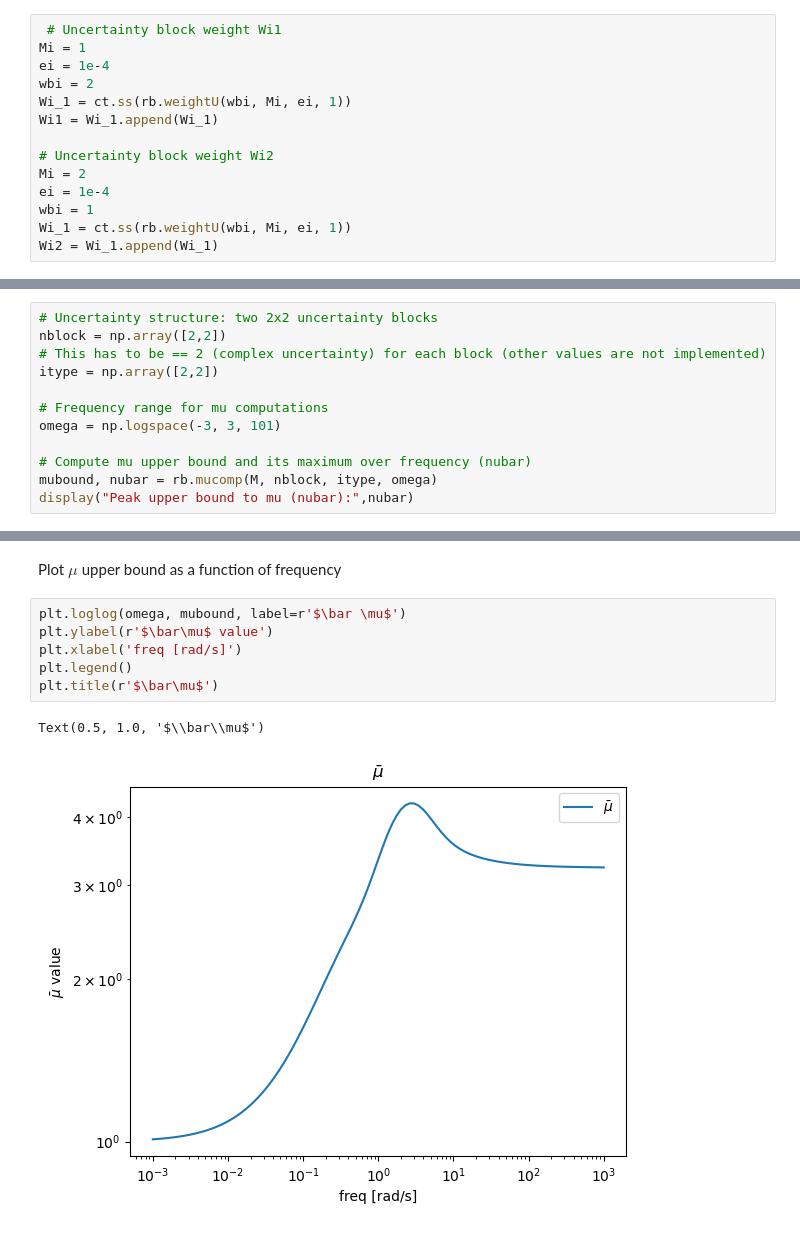
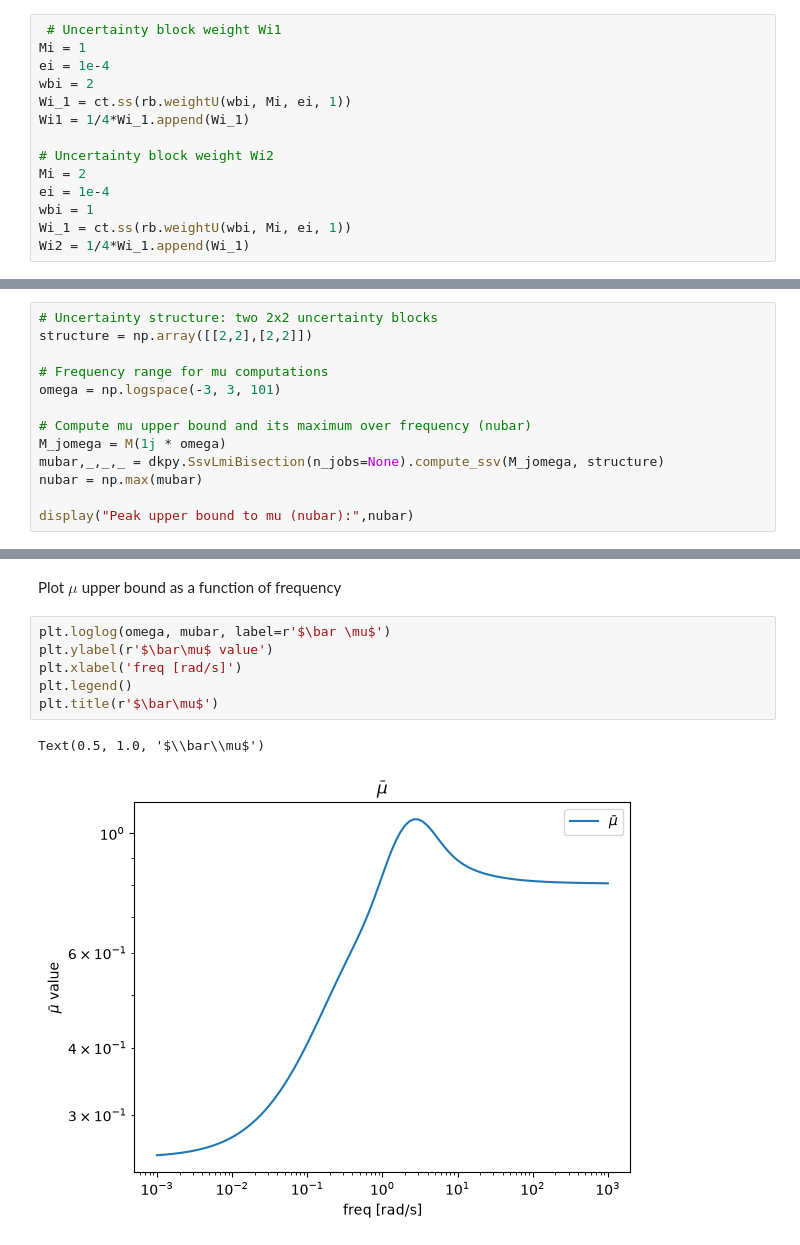
Before and after one commit to giannibi/rpc-scripts, a Jupyter notebook: examples/Part5/01 mu_analysis.ipynb, the cells around one changed output, grey strips where cells are left out. Cells and saved outputs as stored; diff of their text form.

```diff
--- a/examples/Part5/01 mu_analysis.ipynb
+++ b/examples/Part5/01 mu_analysis.ipynb
@@ -38,14 +39,14 @@ Mi = 1
 ei = 1e-4
 wbi = 2
 Wi_1 = ct.ss(rb.weightU(wbi, Mi, ei, 1))
-Wi1 = Wi_1.append(Wi_1)
+Wi1 = 1/4*Wi_1.append(Wi_1)
 
 # Uncertainty block weight Wi2
 Mi = 2
 ei = 1e-4
 wbi = 1
 Wi_1 = ct.ss(rb.weightU(wbi, Mi, ei, 1))
-Wi2 = Wi_1.append(Wi_1)
+Wi2 = 1/4*Wi_1.append(Wi_1)
 # %% [markdown]
 Compute a controller for nominal performance via a mixed sensitivity problem
 # %%
@@ -95,15 +96,16 @@ M = ct.minreal(ct.interconnect([P, K, Wi1, Wi2, sumdelta1, sumdelta2, fbk],
 Compute upper bound to $\mu$ for the given uncertainty structure
 # %%
 # Uncertainty structure: two 2x2 uncertainty blocks
-nblock = np.array([2,2])
-# This has to be == 2 (complex uncertainty) for each block (other values are not implemented)
-itype = np.array([2,2])
+structure = np.array([[2,2],[2,2]])
 
 # Frequency range for mu computations
 omega = np.logspace(-3, 3, 101)
 
 # Compute mu upper bound and its maximum over frequency (nubar)
-mubound, nubar = rb.mucomp(M, nblock, itype, omega)
+M_jomega = M(1j * omega)
+mubar,_,_,_ = dkpy.SsvLmiBisection(n_jobs=None).compute_ssv(M_jomega, structure)
+nubar = np.max(mubar)
+
 display("Peak upper bound to mu (nubar):",nubar)
 # %% [output]
 'Peak upper bound to mu (nubar):'
@@ -118,11 +120,11 @@ display("Robust stability margin:",1/nubar)
 # %% [markdown]
 Plot $\mu$ upper bound as a function of frequency
 # %%
-plt.loglog(omega, mubound, label=r'$\bar \mu$')
+plt.loglog(omega, mubar, label=r'$\bar \mu$')
 plt.ylabel(r'$\bar\mu$ value')
 plt.xlabel('freq [rad/s]')
 plt.legend()
 plt.title(r'$\bar\mu$')
 # %% [output]
 Text(0.5, 1.0, '$\\bar\\mu$')
-[figure, old version]
+[figure, new version]
```
Also changed, not shown: parts of 4 cells of this notebook.
